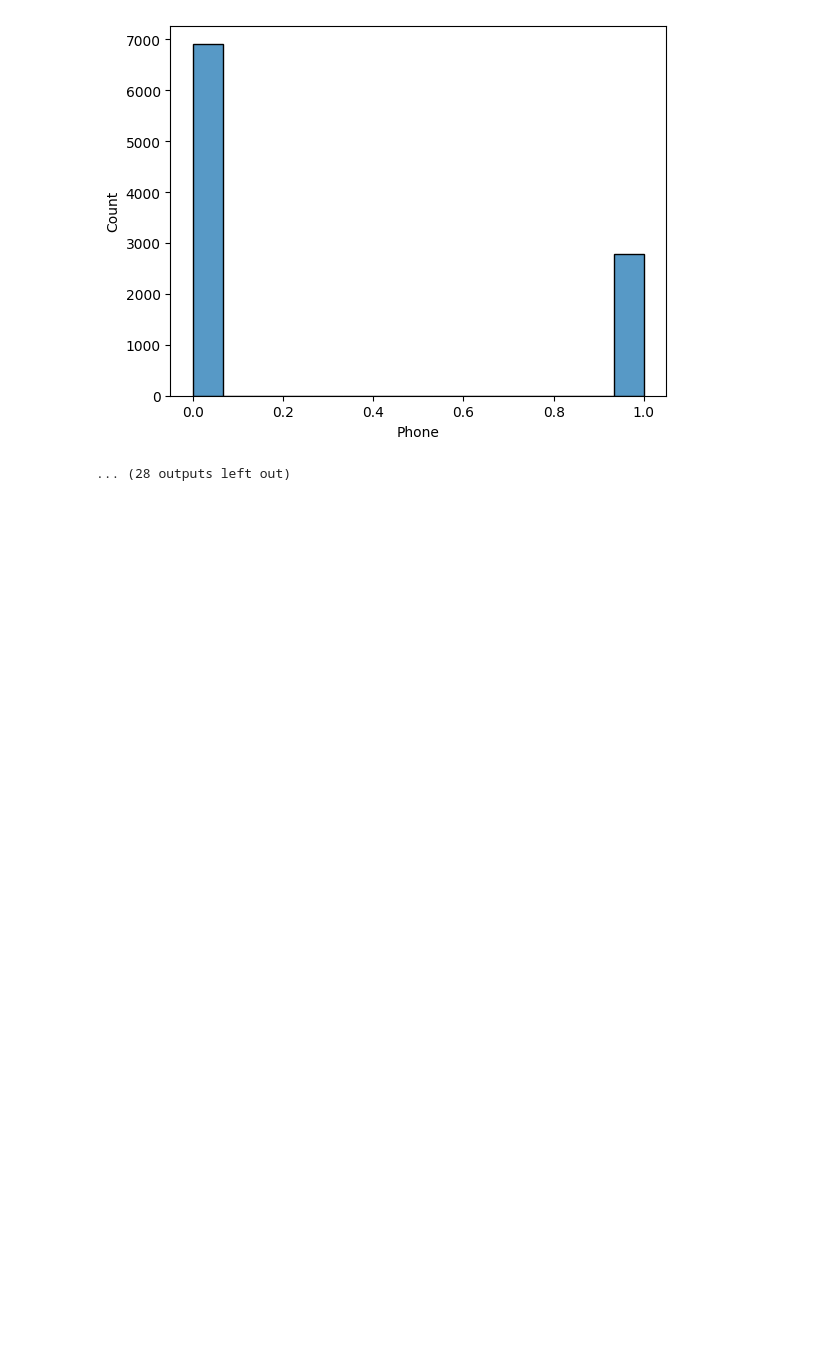
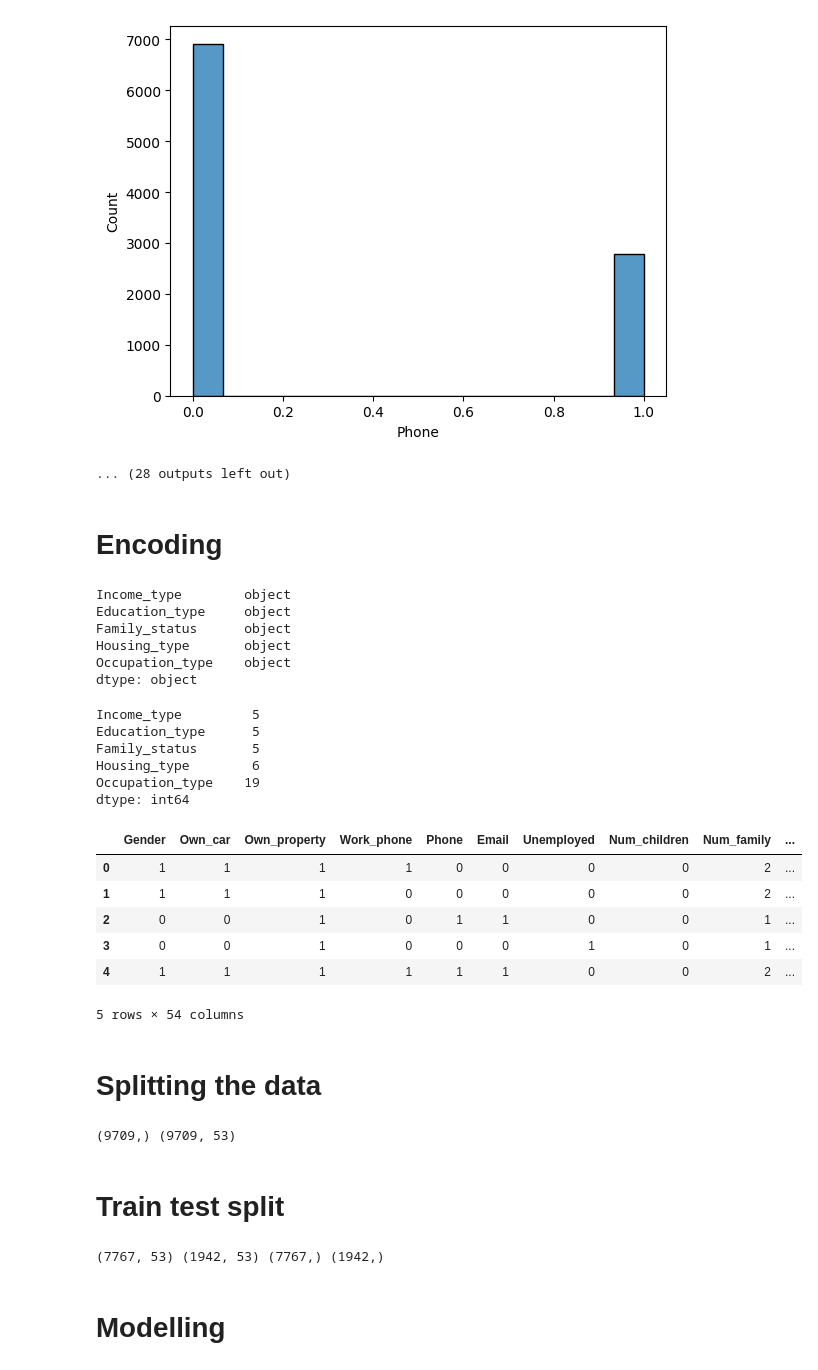
Before and after one commit to saptarshipal1/credit_card_eligibility, a Jupyter notebook: data/credit_card_prediction.ipynb, the cells around one changed output. Saved outputs shown, nothing was run; the diff lists cells and outputs as text; code cells hidden in the pictures; blank space fills up the shorter version.

```diff
--- a/data/credit_card_prediction.ipynb
+++ b/data/credit_card_prediction.ipynb
@@ -96,3 +95,56 @@ Axes(0.125,0.11;0.775x0.77)
 Axes(0.125,0.11;0.775x0.77)
 [figure]
 ... (28 outputs left out)
+# %%
+df1 = df.copy()
+df1.drop(columns='ID',axis=1,inplace=True)
+# %% [markdown]
+# Encoding
+# %%
+df1.dtypes[df1.dtypes == 'object']
+# %% [output]
+Income_type        object
+Education_type     object
+Family_status      object
+Housing_type       object
+Occupation_type    object
+dtype: object
+# %%
+df1[['Income_type','Education_type','Family_status','Housing_type','Occupation_type']].nunique()
+# %% [output]
+Income_type         5
+Education_type      5
+Family_status       5
+Housing_type        6
+Occupation_type    19
+dtype: int64
+# %%
+df1 = pd.get_dummies(df1,columns=['Income_type','Education_type','Family_status','Housing_type','Occupation_type'],dtype='int')
+df1.head()
+# %% [output]
+|  | Gender | Own_car | Own_property | Work_phone | Phone | Email | Unemployed | Num_children | Num_family | ... |
+| 0 | 1 | 1 | 1 | 1 | 0 | 0 | 0 | 0 | 2 | ... |
+| 1 | 1 | 1 | 1 | 0 | 0 | 0 | 0 | 0 | 2 | ... |
+| 2 | 0 | 0 | 1 | 0 | 1 | 1 | 0 | 0 | 1 | ... |
+| 3 | 0 | 0 | 1 | 0 | 0 | 0 | 1 | 0 | 1 | ... |
+| 4 | 1 | 1 | 1 | 1 | 1 | 1 | 0 | 0 | 2 | ... |
+5 rows × 54 columns
+# %% [markdown]
+# Splitting the data
+# %%
+y = df1['Target']
+X = df1.drop(columns='Target',axis =1)
+
+print(y.shape,X.shape)
+# %% [output]
+(9709,) (9709, 53)
+# %% [markdown]
+# Train test split
+# %%
+X_train,X_test,y_train,y_test = train_test_split(X,y,test_size=0.2,random_state=8997)
+
+print(X_train.shape,X_test.shape,y_train.shape,y_test.shape)
+# %% [output]
+(7767, 53) (1942, 53) (7767,) (1942,)
+# %% [markdown]
+# Modelling
```
Also changed, not shown: parts of 3 cells of this notebook.
